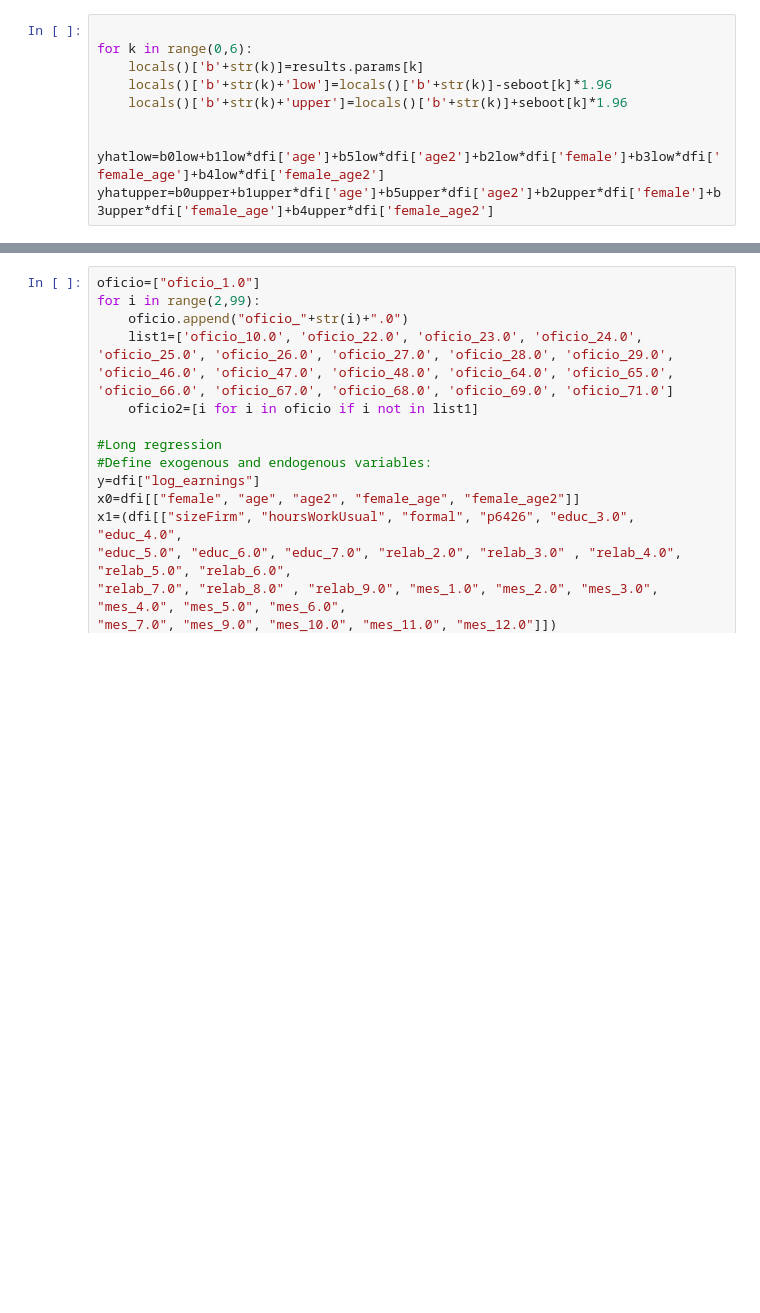
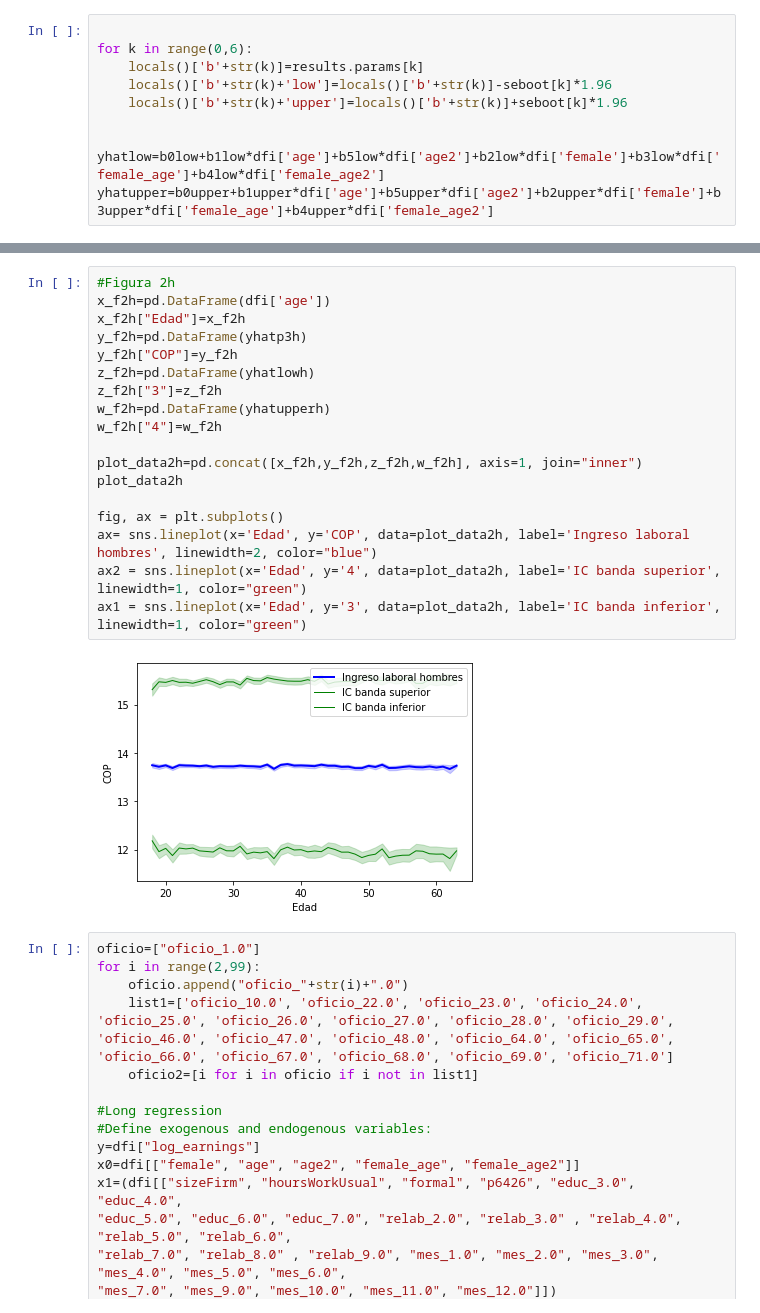
Before and after one commit to sdpinilla18/PS1_BD-ML, a Jupyter notebook: PS1_BD.ipynb, the cells around one changed output, grey strips where cells are left out. Cells and saved outputs as stored; diff of their text form; blank space fills up the shorter version.

```diff
--- a/PS1_BD.ipynb
+++ b/PS1_BD.ipynb
@@ -435,3 +452,23 @@ ax.scatter(dfi['age'], yhatp3h)
+# %%
+#Figura 2h
+x_f2h=pd.DataFrame(dfi['age'])
+x_f2h["Edad"]=x_f2h
+y_f2h=pd.DataFrame(yhatp3h)
+y_f2h["COP"]=y_f2h
+z_f2h=pd.DataFrame(yhatlowh)
+z_f2h["3"]=z_f2h
+w_f2h=pd.DataFrame(yhatupperh)
+w_f2h["4"]=w_f2h
+
+plot_data2h=pd.concat([x_f2h,y_f2h,z_f2h,w_f2h], axis=1, join="inner")
+plot_data2h
+
+fig, ax = plt.subplots()
+ax= sns.lineplot(x='Edad', y='COP', data=plot_data2h, label='Ingreso laboral hombres', linewidth=2, color="blue")
+ax2 = sns.lineplot(x='Edad', y='4', data=plot_data2h, label='IC banda superior', linewidth=1, color="green")
+ax1 = sns.lineplot(x='Edad', y='3', data=plot_data2h, label='IC banda inferior', linewidth=1, color="green")
+# %% [output]
+[figure, added]
 # %%
 oficio=["oficio_1.0"]
 for i in range(2,99):
```
Also changed, not shown: parts of 11 cells of this notebook.
